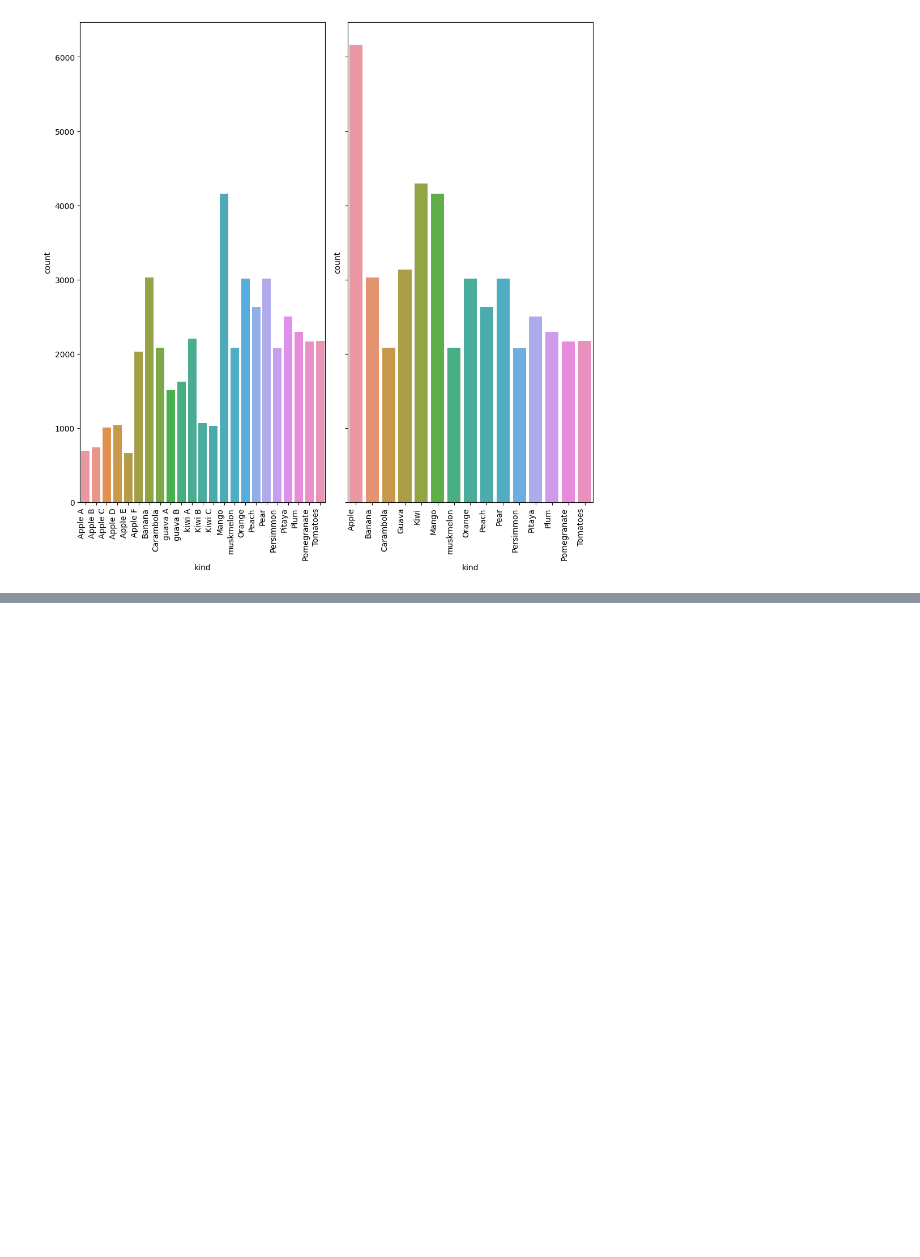
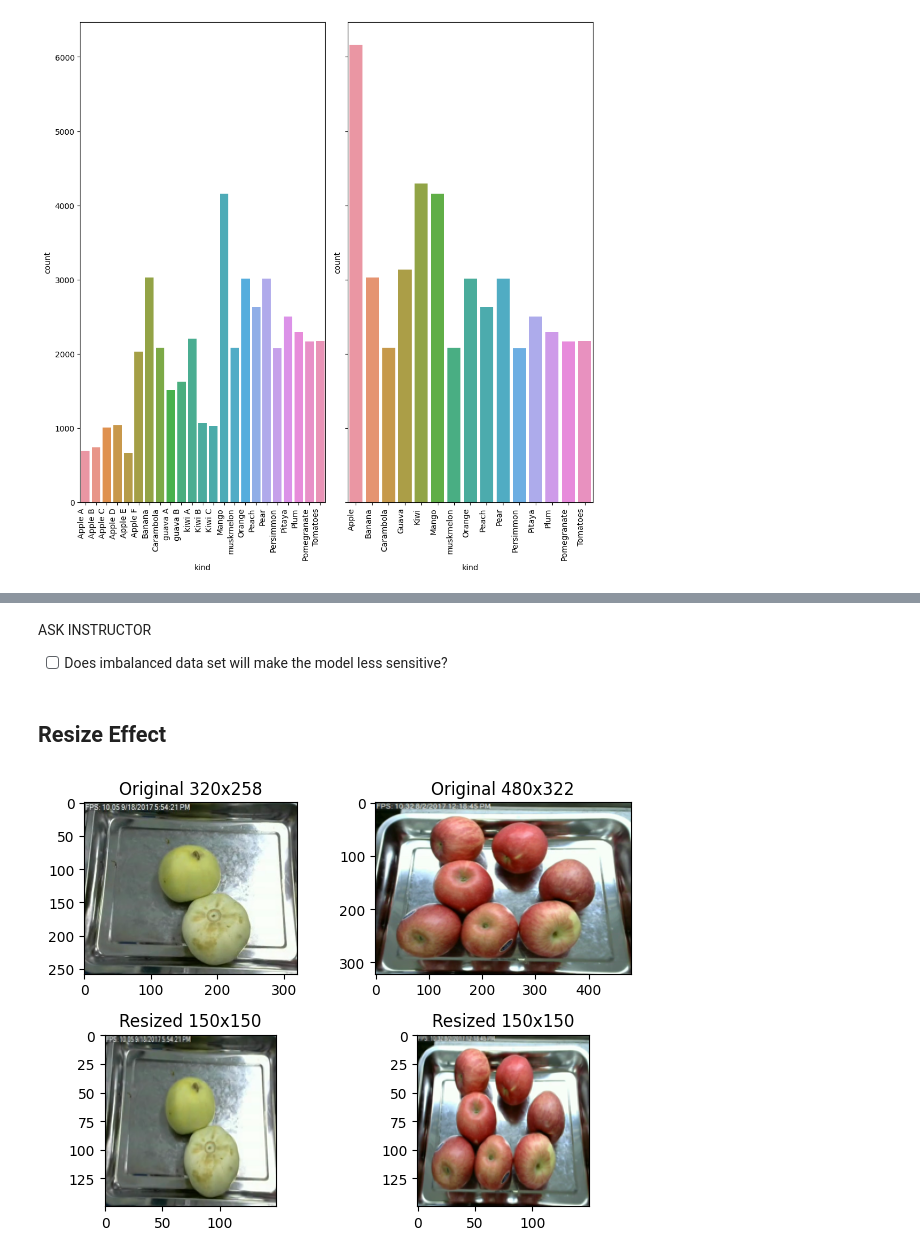
Before and after one commit to jasonrichdarmawan/p2-ml2, a Jupyter notebook: h8dsft_P2M2_jason_rich_darmawan_onggo_putra.ipynb, the cells around one changed output, grey strips where cells are left out. Drawn from its saved outputs; the diff is of its cells as text; code cells hidden in the pictures; blank space fills up the shorter version.

```diff
--- a/h8dsft_P2M2_jason_rich_darmawan_onggo_putra.ipynb
+++ b/h8dsft_P2M2_jason_rich_darmawan_onggo_putra.ipynb
@@ -247,0 +250,35 @@ isolate()
+# %% [markdown]
+ASK INSTRUCTOR
+- [ ] Does imbalanced data set will make the model less sensitive?
+# %% [markdown]
+## Resize Effect
+# %%
+# Check if resizing the image cause issue
+# The image should had resolution of 320x258 pixels.
+# However, we found some images with 480x322 pixels.
+# The model expects a fixed `input_shape`
+# Therefore, we will resize it
+def isolate():
+    fig, axes = plt.subplots(2,2)
+
+    img = Image.open(df_a.sample(n=1).iloc[0]['path'])
+
+    axes[0][0].imshow(img)
+    axes[0][0].set_title(f'Original {"x".join(str(item) for item in img.size)}')
+
+    axes[1][0].imshow(img.resize((150,150)))
+    axes[1][0].set_title('Resized 150x150')
+
+    img = Image.open(df_a.iloc[0]['path'])
+
+    axes[0][1].imshow(img)
+    axes[0][1].set_title(f'Original {"x".join(str(item) for item in img.size)}')
+
+    axes[1][1].imshow(img.resize((150,150)))
+    axes[1][1].set_title('Resized 150x150')
+
+    plt.tight_layout()
+
+isolate()
+# %% [output]
+[figure, added]
```
Also changed, not shown: parts of 25 cells of this notebook, 1 other file.
